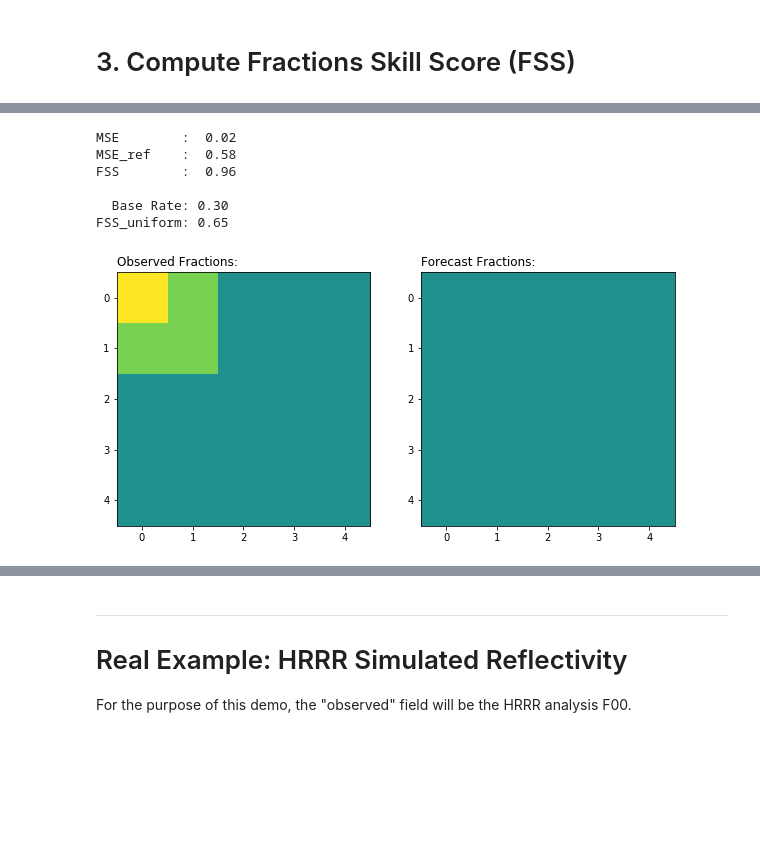
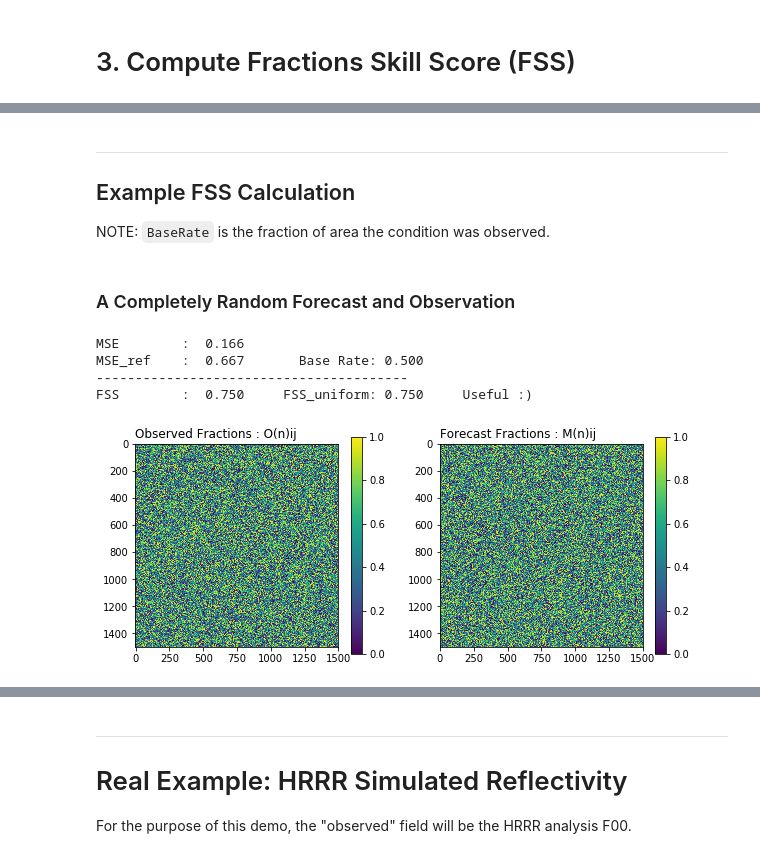
Before and after one commit to blaylockbk/pyBKB_v3, a Jupyter notebook: publications/GLM_HRRR/how_FSS_works.ipynb, the cells around one changed output, grey strips where cells are left out. Cells and saved outputs as stored; diff of their text form; code cells hidden in the pictures; blank space fills up the shorter version.

```diff
--- a/publications/GLM_HRRR/how_FSS_works.ipynb
+++ b/publications/GLM_HRRR/how_FSS_works.ipynb
@@ -106,30 +116,60 @@ FXX = np.array([[.5,.5,.5,.5,.5],
+# %% [markdown]
+---
+
+## Example FSS Calculation
+
+NOTE: `BaseRate` is the fraction of area the condition was observed.
 # %%
-MSE = np.mean((OBS-FXX)**2)
-MSE_ref = np.mean(OBS**2 + FXX**2)
-FSS = 1 - (MSE/MSE_ref)
+def print_and_plot_FSS(O, M, plot=True, verbose=True):
+    """
+    Compute FSS from the O and M grids, create a plot, and print the stats
+        O - Observed fractions grid
+        M - Forecast fractions grid
+    """
+    MSE = np.mean((O-M)**2)
+    MSE_ref = np.mean(O**2 + M**2)
+    FSS = 1 - (MSE/MSE_ref)
 
-print('MSE        :  %.2f' % MSE)
-print('MSE_ref    :  %.2f' % MSE_ref)
-print('FSS        :  %.2f' % FSS)
-print()
+    # You can *roughly* caluculate the BaseRate from the Observed Fractions (if domain is sufficiently large; assumes domain is outlines by zeros)
+    BaseRate=np.sum(O)/np.size(O)
+    FSS_uniform = 0.5 + BaseRate/2
 
-BaseRate = .3
-FSS_uniform = 0.5 + BaseRate/2
+    if FSS>FSS_uniform:
+        useful = '    Useful :)'
+    else:
+        useful = '    NOT useful'
 
-print('  Base Rate: %.02f' % BaseRate)
-print('FSS_uniform: %.2f' % FSS_uniform)
+    if verbose:
+        print('MSE        :  %.3f' % MSE)
+        print('MSE_ref    :  %.3f' % MSE_ref, '      Base Rate: %.3f' % BaseRate)
+        print('----------------------------------------')
+        print('FSS        :  %.3f' % FSS,     '    FSS_uniform: %.3f' % FSS_uniform, useful)
 
-fig, (ax1, ax2) = plt.subplots(1,2, figsize=(10,5))
-ax1.set_title('Observed Fractions:', loc='left')
-ax1.imshow(OBS, vmin=0, vmax=1)
+    if plot:
+        fig, (ax1, ax2) = plt.subplots(1,2, figsize=(10,5))
+        ax1.set_title('Observed Fractions : O(n)ij', loc='left')
+        img_obs = ax1.imshow(O, vmin=0, vmax=1)
+        plt.colorbar(img_obs, ax=ax1, shrink=.8)
 
-ax2.set_title('Forecast Fractions:', loc='left')
-ax2.imshow(FXX, vmin=0, vmax=1);
+        ax2.set_title('Forecast Fractions : M(n)ij', loc='left')
+        img_fxx = ax2.imshow(M, vmin=0, vmax=1)
+        plt.colorbar(img_fxx, ax=ax2, shrink=.8);
+
+    return (MSE, MSE_ref, FSS, BaseRate, FSS_uniform)
-# %% [output]
-MSE        :  0.02
-MSE_ref    :  0.58
-FSS        :  0.96
-
-  Base Rate: 0.30
-FSS_uniform: 0.65
-[figure, removed]
+# %% [markdown]
+### A Completely Random Forecast and Observation
+# %%
+# Completely Random Observed and Forecast fractions...
+
+size = 1500
+
+O_this = np.random.rand(size,size)
+M_this = np.random.rand(size,size)
+
+data = print_and_plot_FSS(O_this, M_this)
+# %% [output]
+MSE        :  0.166
+MSE_ref    :  0.667       Base Rate: 0.500
+----------------------------------------
+FSS        :  0.750     FSS_uniform: 0.750     Useful :)
+[figure, added]
```
Also changed, not shown: parts of 38 cells of this notebook.
